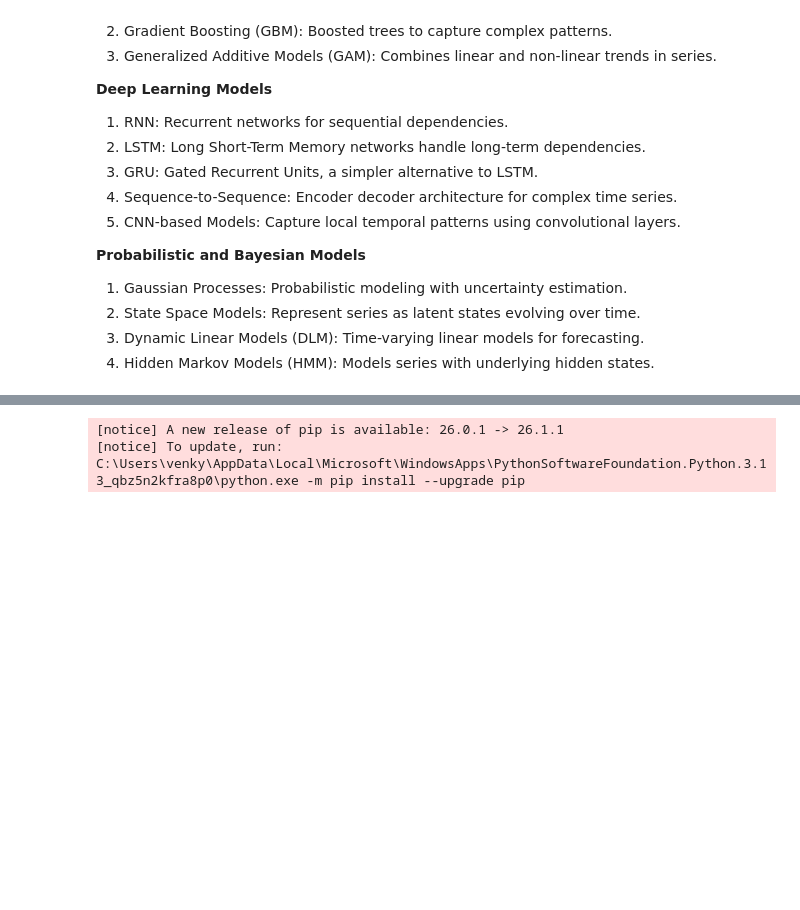
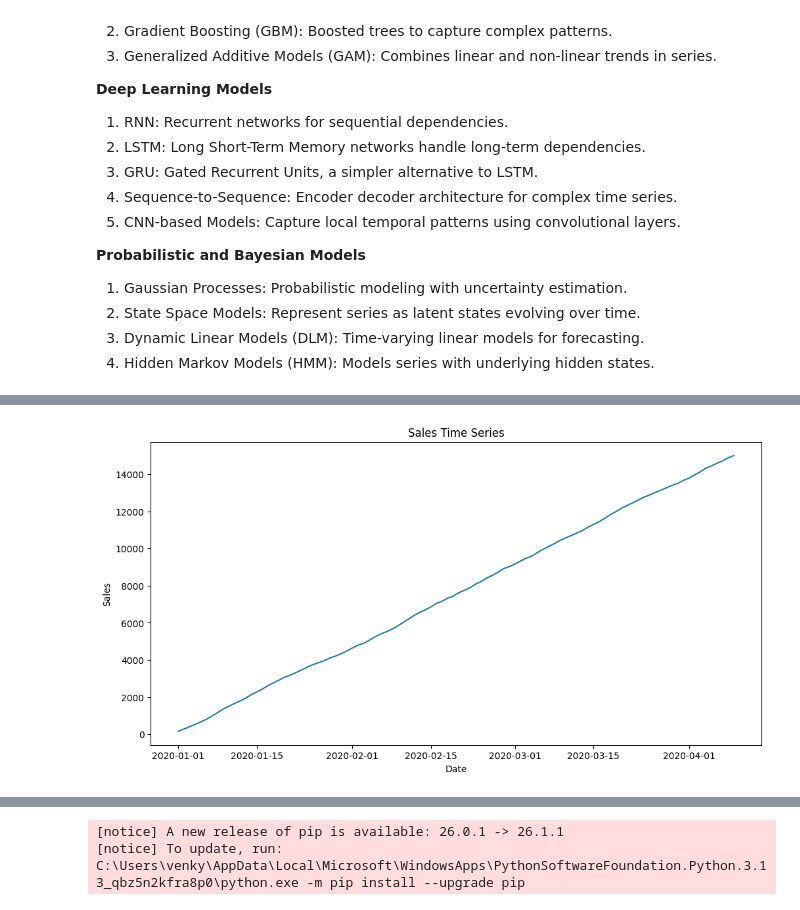
Before and after one commit to venkateshsalla01/Axiora_DS_Trainings, a Jupyter notebook: Machine_Learning/Time_series.ipynb, the cells around one changed output, grey strips where cells are left out. Cells and saved outputs as stored; diff of their text form; code cells hidden in the pictures; blank space fills up the shorter version.

```diff
--- a/Machine_Learning/Time_series.ipynb
+++ b/Machine_Learning/Time_series.ipynb
@@ -153,0 +228,18 @@ Time Series Analysis and Decomposition is used to study sequential data over tim
+# %%
+import pandas as pd
+import numpy as np
+import matplotlib.pyplot as plt
+
+# Create sample data
+dates = pd.date_range(start='2020-01-01', periods=100)
+
+sales = np.random.randint(100, 200, 100).cumsum()
+
+df = pd.DataFrame({
+    'Date': dates,
+    'Sales': sales
+})
+
+df.set_index('Date', inplace=True)
+
+print(df.head())
@@ -153,0 +254,9 @@ Time Series Analysis and Decomposition is used to study sequential data over tim
+# %%
+plt.figure(figsize=(12,6))
+plt.plot(df.index, df['Sales'])
+plt.title("Sales Time Series")
+plt.xlabel("Date")
+plt.ylabel("Sales")
+plt.show()
+# %% [output]
+[figure, added]
```
Also changed, not shown: parts of 32 cells of this notebook, 1 other file.
